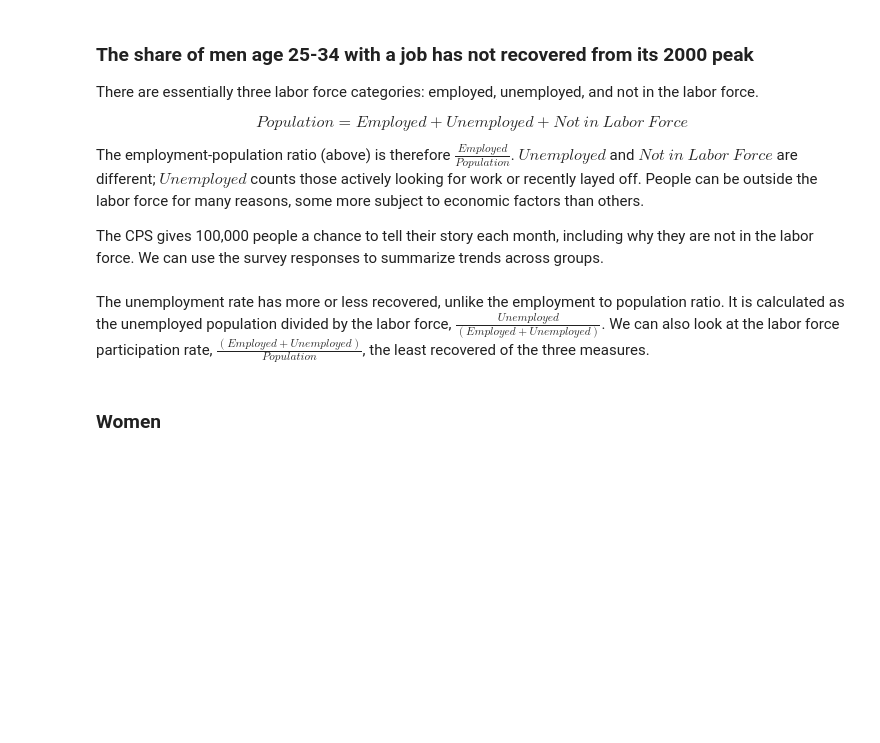
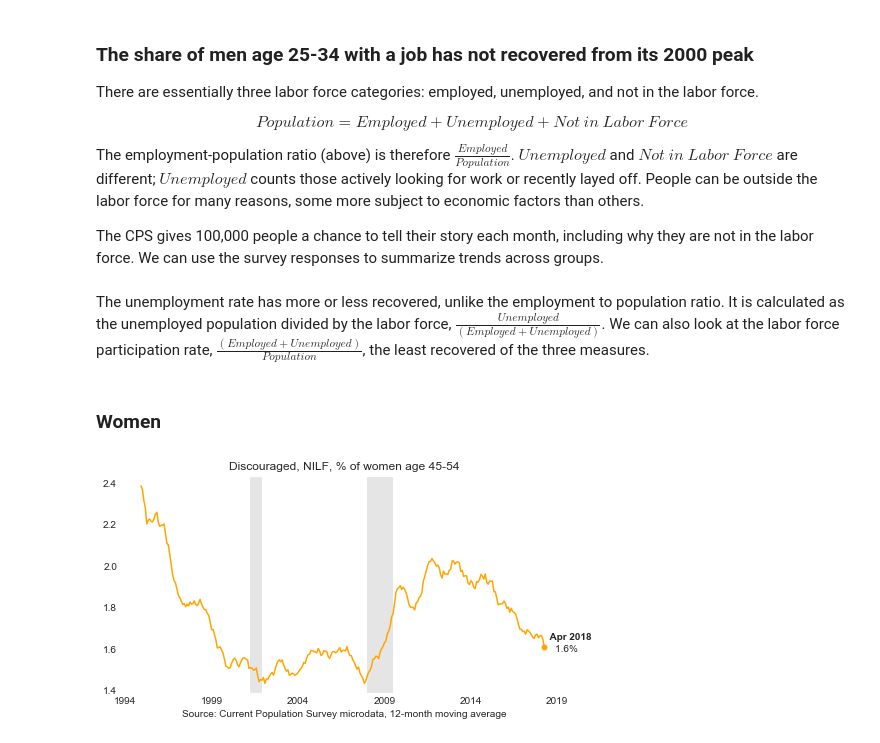
Before and after one commit to bdecon/econ_data, a Jupyter notebook: micro/CPS_Labor_Market_Grapher.ipynb, the cells around one changed output. Cells and saved outputs as stored; diff of their text form; code cells hidden in the pictures; blank space fills up the shorter version.

```diff
--- a/micro/CPS_Labor_Market_Grapher.ipynb
+++ b/micro/CPS_Labor_Market_Grapher.ipynb
@@ -335,11 +345,13 @@ data = get_cps_data(filters, calc_type)
 labor_mkt_grapher(title, data, 'purple')
 # %%
 # Discouraged worker, or conditionally available
-filters = 'PRTAGE >= 25 and PRTAGE <= 34 and PESEX == 2'
+filters = 'PRTAGE >= 45 and PRTAGE <= 54 and PESEX == 2'
 calc_type = 'disc'
-title = 'Discouraged, NILF, % of women age 25-34'
+title = 'Discouraged, NILF, % of women age 45-54'
 data = get_cps_data(filters, calc_type)
 labor_mkt_grapher(title, data, 'orange')
+# %% [output]
+[figure, added]
 # %%
 # Discouraged worker, or conditionally available
 filters = 'PRTAGE >= 45 and PRTAGE <= 54 and PESEX == 1'
```
Also changed, not shown: parts of 7 cells of this notebook, 6 other files.
